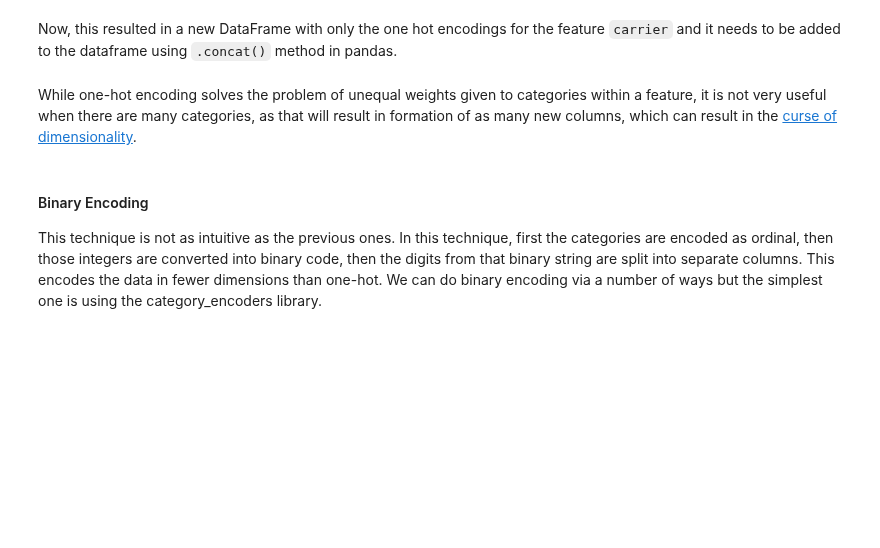
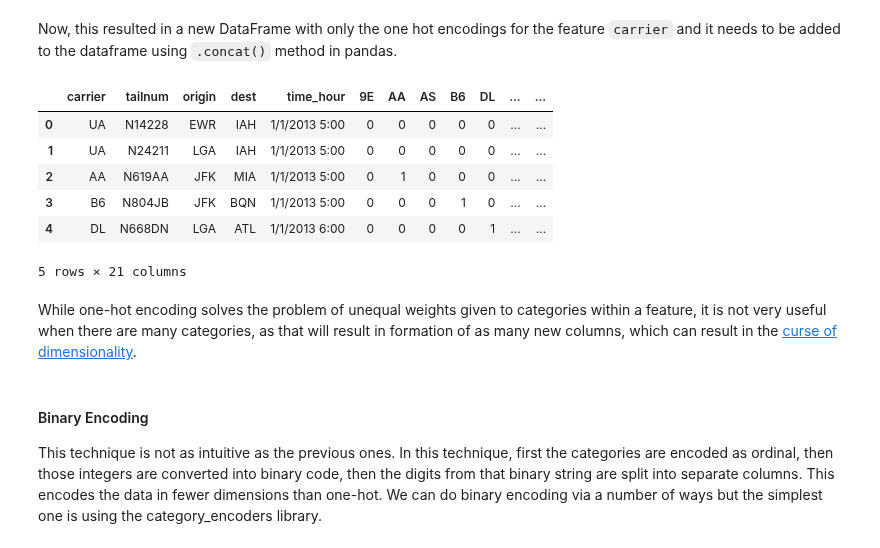
Before and after one commit to deepakk7195/IISC_CDS_DS, a Jupyter notebook: Handling_Categorical_vars_Ast2.ipynb, the cells around one changed output. Drawn from its saved outputs; the diff is of its cells as text; code cells hidden in the pictures; blank space fills up the shorter version.

```diff
--- a/Handling_Categorical_vars_Ast2.ipynb
+++ b/Handling_Categorical_vars_Ast2.ipynb
@@ -458,8 +573,16 @@ Now, this resulted in a new DataFrame with only the one hot encodings for the fe
 # %%
 # adding one hot encoding columns with the dataset
 #YOUR CODE HERE
-
+result_df = pd.concat([cat_nyc_flights_onehot_sklearn, lb_code_nyc], axis=1)
 result_df.head()
+# %% [output]
+|  | carrier | tailnum | origin | dest | time_hour | 9E | AA | AS | B6 | DL | ... | ... |
+| 0 | UA | N14228 | EWR | IAH | 1/1/2013 5:00 | 0 | 0 | 0 | 0 | 0 | ... | ... |
+| 1 | UA | N24211 | LGA | IAH | 1/1/2013 5:00 | 0 | 0 | 0 | 0 | 0 | ... | ... |
+| 2 | AA | N619AA | JFK | MIA | 1/1/2013 5:00 | 0 | 1 | 0 | 0 | 0 | ... | ... |
+| 3 | B6 | N804JB | JFK | BQN | 1/1/2013 5:00 | 0 | 0 | 0 | 1 | 0 | ... | ... |
+| 4 | DL | N668DN | LGA | ATL | 1/1/2013 6:00 | 0 | 0 | 0 | 0 | 1 | ... | ... |
+5 rows × 21 columns
 # %% [markdown]
 While one-hot encoding solves the problem of unequal weights given to categories within a feature, it is not very useful when there are many categories, as that will result in formation of as many new columns, which can result in the [curse of dimensionality](https://en.wikipedia.org/wiki/Curse_of_dimensionality).
 # %% [markdown]
```
Also changed, not shown: parts of 32 cells of this notebook.
